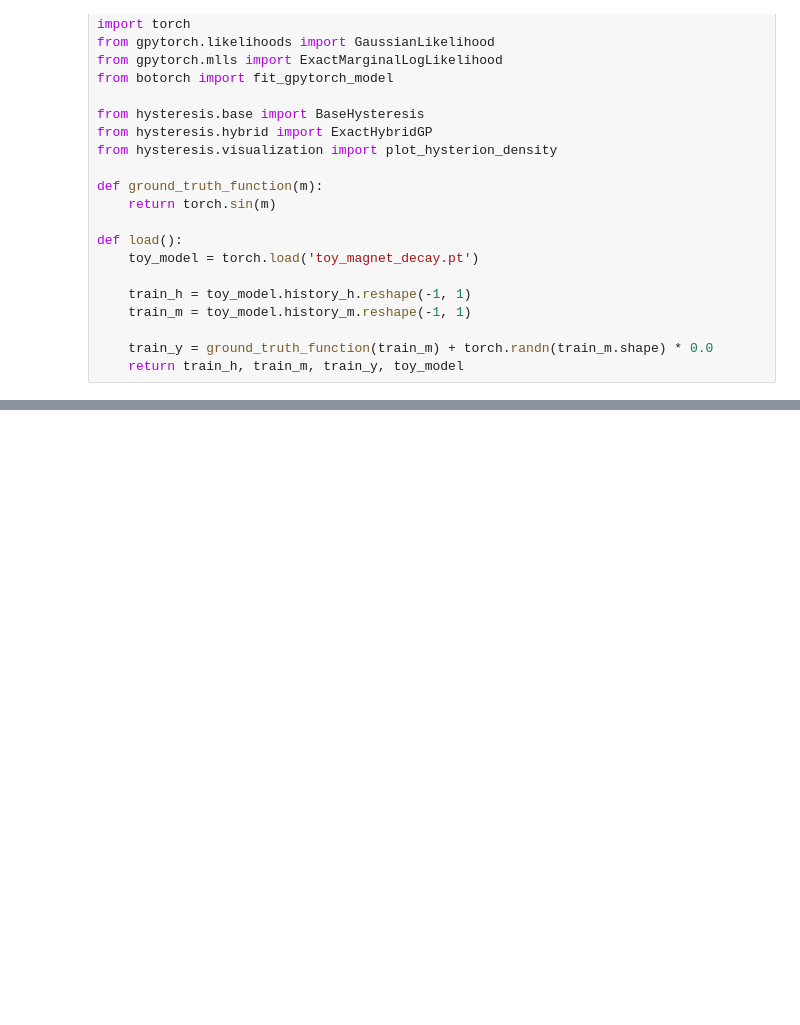
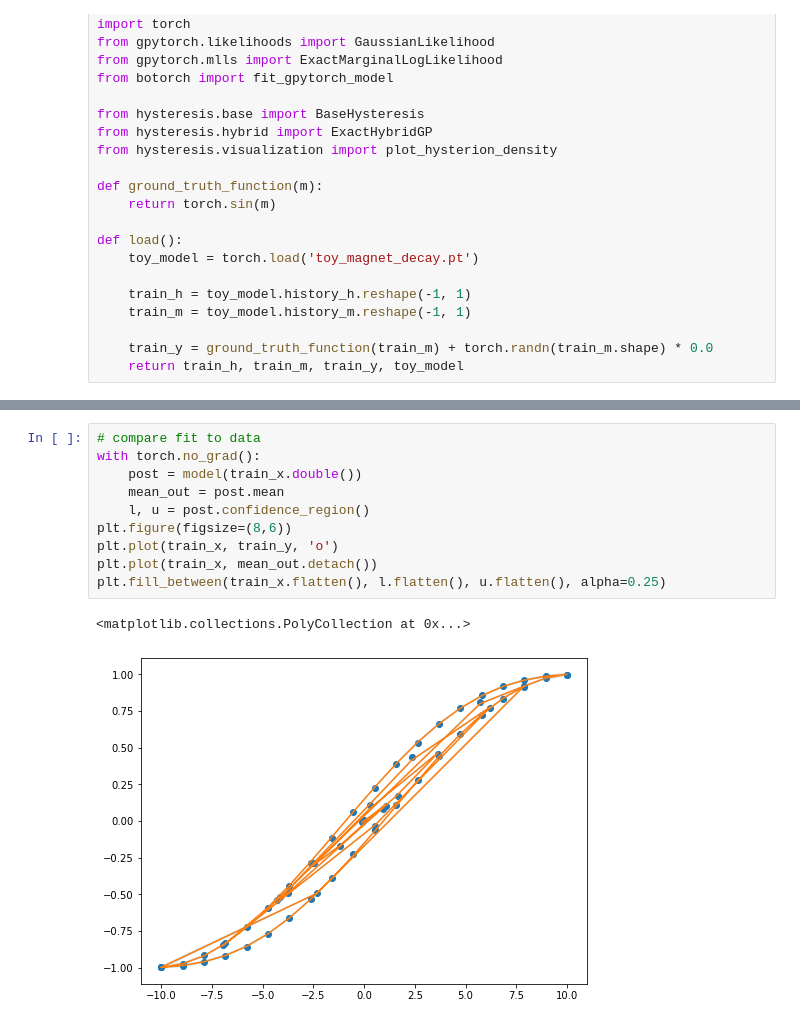
Before and after one commit to roussel-ryan/diff_hysteresis, a Jupyter notebook: fitting/toy/hybrid.ipynb, the cells around one changed output, grey strips where cells are left out. Cells and saved outputs as stored; diff of their text form; blank space fills up the shorter version.

```diff
--- a/fitting/toy/hybrid.ipynb
+++ b/fitting/toy/hybrid.ipynb
@@ -59,2 +89,15 @@ plot_hysterion_density(model.hysteresis_models[0])
+# %%
+# compare fit to data
+with torch.no_grad():
+    post = model(train_x.double())
+    mean_out = post.mean
+    l, u = post.confidence_region()
+plt.figure(figsize=(8,6))
+plt.plot(train_x, train_y, 'o')
+plt.plot(train_x, mean_out.detach())
+plt.fill_between(train_x.flatten(), l.flatten(), u.flatten(), alpha=0.25)
+# %% [output]
+<matplotlib.collections.PolyCollection at 0x...>
+[figure, added]
 # %%
 # predict with joint model
```
Also changed, not shown: parts of 5 cells of this notebook, 7 other files.
